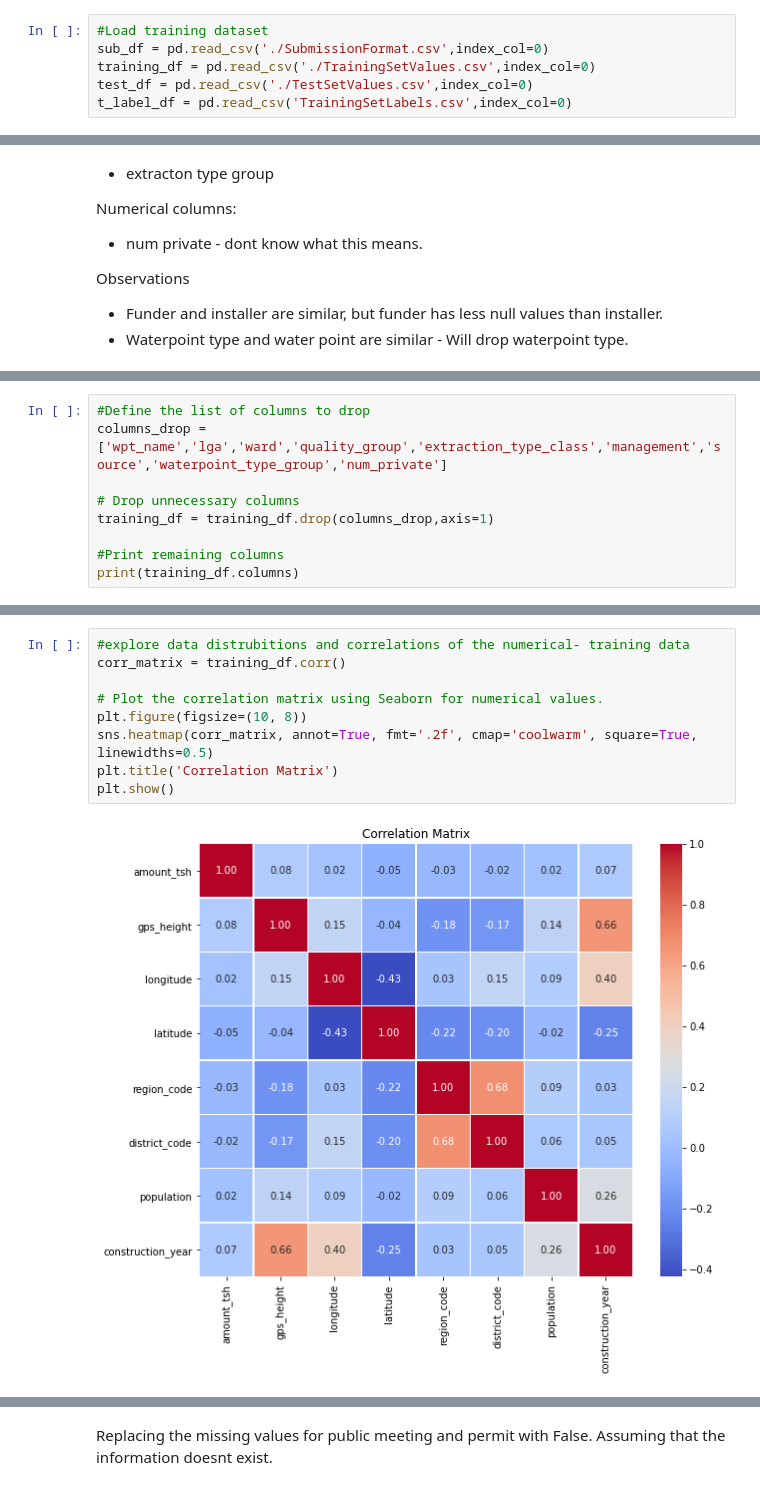
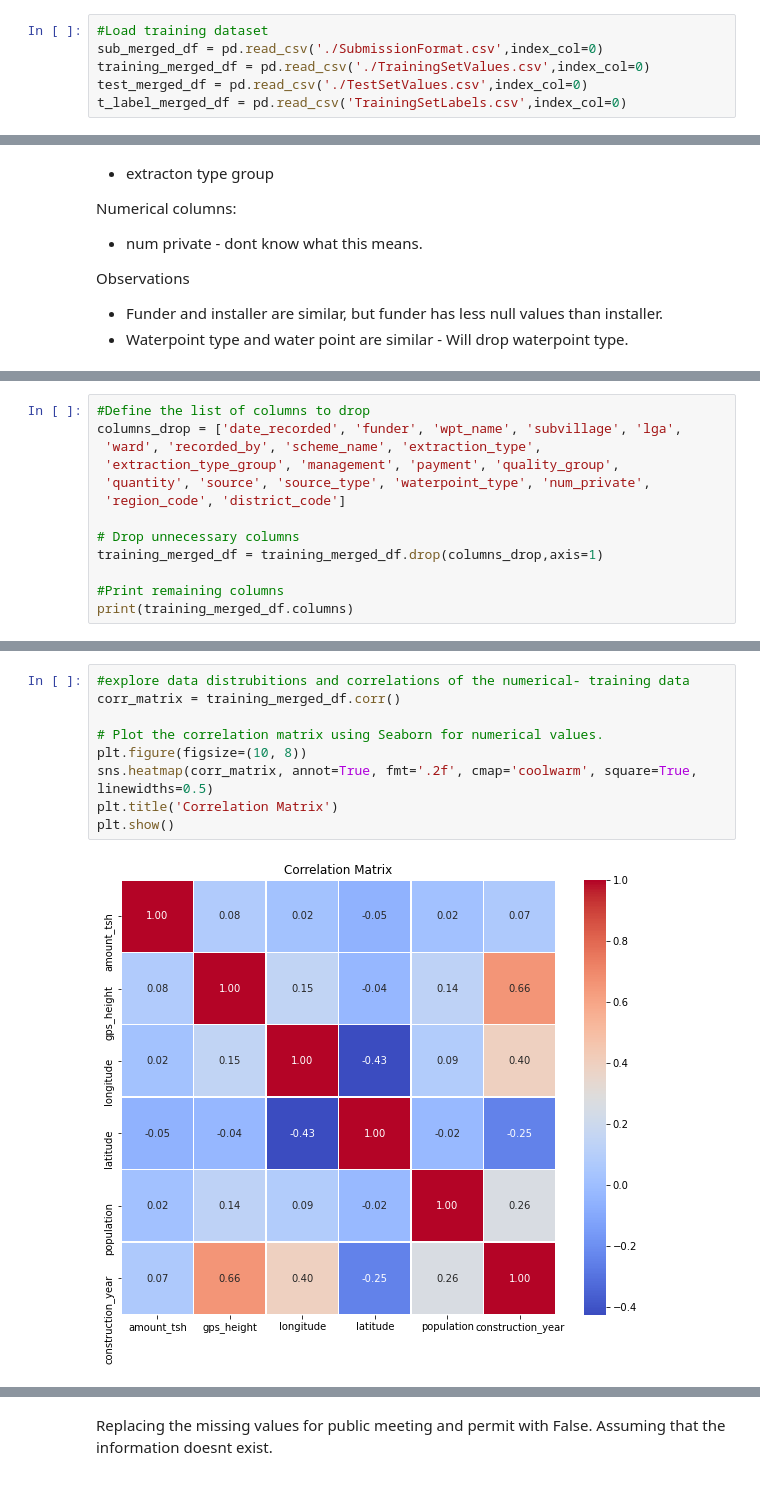
Before and after one commit to ndukukitenge/dsc-phase3-final-project, a Jupyter notebook: index.ipynb, the cells around one changed output, grey strips where cells are left out. Cells and saved outputs as stored; diff of their text form.

```diff
--- a/index.ipynb
+++ b/index.ipynb
@@ -54,10 +69,10 @@ from sklearn.tree import DecisionTreeClassifier
 from sklearn.metrics import accuracy_score, classification_report, confusion_matrix
 # %%
 #Load training dataset
-sub_df = pd.read_csv('./SubmissionFormat.csv',index_col=0)
-training_df = pd.read_csv('./TrainingSetValues.csv',index_col=0)
-test_df = pd.read_csv('./TestSetValues.csv',index_col=0)
-t_label_df = pd.read_csv('TrainingSetLabels.csv',index_col=0)
+sub_merged_df = pd.read_csv('./SubmissionFormat.csv',index_col=0)
+training_merged_df = pd.read_csv('./TrainingSetValues.csv',index_col=0)
+test_merged_df = pd.read_csv('./TestSetValues.csv',index_col=0)
+t_label_merged_df = pd.read_csv('TrainingSetLabels.csv',index_col=0)
 # %% [markdown]
 ## 2. Data Exploration and Preprocessing
 - Examine the dataset (head, info, describe)
@@ -158,11 +173,15 @@ Index(['amount_tsh', 'gps_height', 'longitude', 'latitude', 'num_private',
       dtype='object')
 # %%
 #Define the list of columns to drop
-columns_drop = ['wpt_name','lga','ward','quality_group','extraction_type_class','management','source','waterpoint_type_group','num_private']
+columns_drop = ['date_recorded', 'funder', 'wpt_name', 'subvillage', 'lga',
+ 'ward', 'recorded_by', 'scheme_name', 'extraction_type',
+ 'extraction_type_group', 'management', 'payment', 'quality_group',
+ 'quantity', 'source', 'source_type', 'waterpoint_type', 'num_private',
+ 'region_code', 'district_code']
 
 # Drop unnecessary columns
-training_df = training_df.drop(columns_drop,axis=1)
+training_merged_df = training_merged_df.drop(columns_drop,axis=1)
 
 #Print remaining columns
-print(training_df.columns)
+print(training_merged_df.columns)
 # %% [output]
@@ -176,14 +193,14 @@ Index(['amount_tsh', 'date_recorded', 'funder', 'gps_height', 'installer',
       dtype='object')
 # %%
 #explore data distrubitions and correlations of the numerical- training data
-corr_matrix = training_df.corr()
+corr_matrix = training_merged_df.corr()
 
 # Plot the correlation matrix using Seaborn for numerical values.
 plt.figure(figsize=(10, 8))
 sns.heatmap(corr_matrix, annot=True, fmt='.2f', cmap='coolwarm', square=True, linewidths=0.5)
 plt.title('Correlation Matrix')
 plt.show()
 # %% [output]
-[figure, old version]
+[figure, new version]
 # %%
 # merge with training labels data using ID as connector
```
Also changed, not shown: parts of 28 cells of this notebook.
